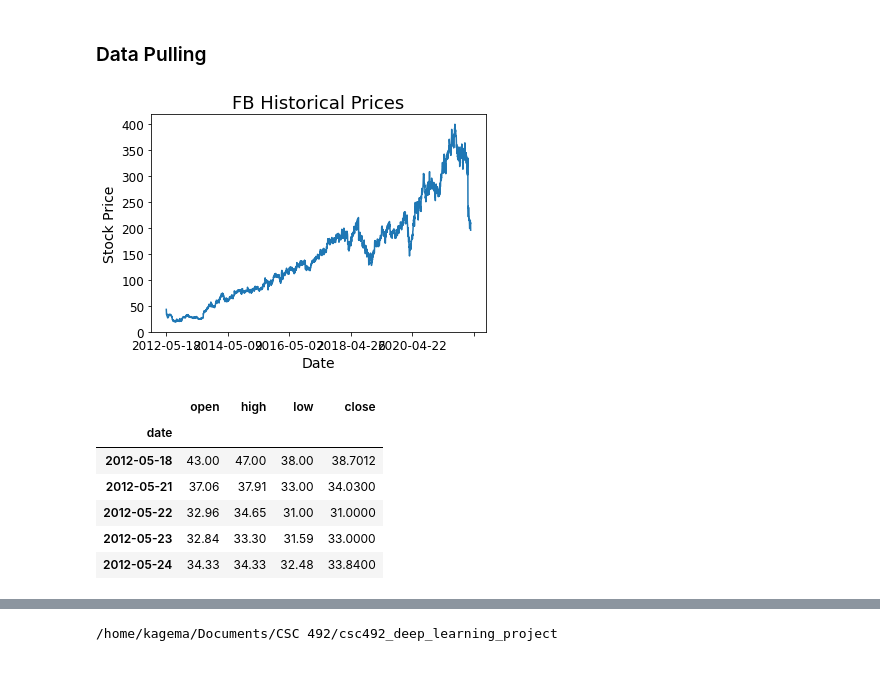
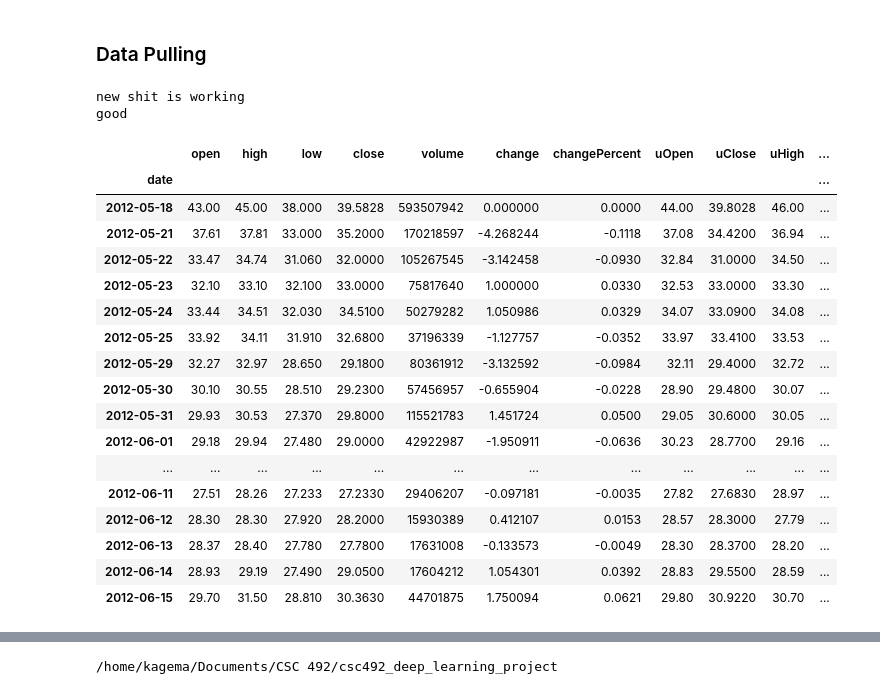
Before and after one commit to mkmuriithi/csc492_deep_learning_project, a Jupyter notebook: algo_repo/Brainstorm.ipynb, the cells around one changed output, grey strips where cells are left out. Drawn from its saved outputs; the diff is of its cells as text; code cells hidden in the pictures.

```diff
--- a/algo_repo/Brainstorm.ipynb
+++ b/algo_repo/Brainstorm.ipynb
@@ -41,16 +37,26 @@ with open("new_nyse_list.txt", "w") as file:
 # %% [markdown]
 <h3>Data Pulling</h3>
-# %%
-test_symbols = ["AAPL", "GOOG", "FB"]
-df_fb = get_historic_data("FB")
-df_fb.head()
-# %% [output]
-[figure, removed]
-|  | open | high | low | close |
-| date |  |  |  |  |
-| 2012-05-18 | 43.00 | 47.00 | 38.00 | 38.7012 |
-| 2012-05-21 | 37.06 | 37.91 | 33.00 | 34.0300 |
-| 2012-05-22 | 32.96 | 34.65 | 31.00 | 31.0000 |
-| 2012-05-23 | 32.84 | 33.30 | 31.59 | 33.0000 |
-| 2012-05-24 | 34.33 | 34.33 | 32.48 | 33.8400 |
+# %%
+r#create
+# %% [output]
+new shit is working
+good
+|  | open | high | low | close | volume | change | changePercent | uOpen | uClose | uHigh | ... |
+| date |  |  |  |  |  |  |  |  |  |  | ... |
+| 2012-05-18 | 43.00 | 45.00 | 38.000 | 39.5828 | 593507942 | 0.000000 | 0.0000 | 44.00 | 39.8028 | 46.00 | ... |
+| 2012-05-21 | 37.61 | 37.81 | 33.000 | 35.2000 | 170218597 | -4.268244 | -0.1118 | 37.08 | 34.4200 | 36.94 | ... |
+| 2012-05-22 | 33.47 | 34.74 | 31.060 | 32.0000 | 105267545 | -3.142458 | -0.0930 | 32.84 | 31.0000 | 34.50 | ... |
+| 2012-05-23 | 32.10 | 33.10 | 32.100 | 33.0000 | 75817640 | 1.000000 | 0.0330 | 32.53 | 33.0000 | 33.30 | ... |
+| 2012-05-24 | 33.44 | 34.51 | 32.030 | 34.5100 | 50279282 | 1.050986 | 0.0329 | 34.07 | 33.0900 | 34.08 | ... |
+| 2012-05-25 | 33.92 | 34.11 | 31.910 | 32.6800 | 37196339 | -1.127757 | -0.0352 | 33.97 | 33.4100 | 33.53 | ... |
+| 2012-05-29 | 32.27 | 32.97 | 28.650 | 29.1800 | 80361912 | -3.132592 | -0.0984 | 32.11 | 29.4000 | 32.72 | ... |
+| 2012-05-30 | 30.10 | 30.55 | 28.510 | 29.2300 | 57456957 | -0.655904 | -0.0228 | 28.90 | 29.4800 | 30.07 | ... |
+| 2012-05-31 | 29.93 | 30.53 | 27.370 | 29.8000 | 115521783 | 1.451724 | 0.0500 | 29.05 | 30.6000 | 30.05 | ... |
+| 2012-06-01 | 29.18 | 29.94 | 27.480 | 29.0000 | 42922987 | -1.950911 | -0.0636 | 30.23 | 28.7700 | 29.16 | ... |
+| ... | ... | ... | ... | ... | ... | ... | ... | ... | ... | ... | ... |
+| 2012-06-11 | 27.51 | 28.26 | 27.233 | 27.2330 | 29406207 | -0.097181 | -0.0035 | 27.82 | 27.6830 | 28.97 | ... |
+| 2012-06-12 | 28.30 | 28.30 | 27.920 | 28.2000 | 15930389 | 0.412107 | 0.0153 | 28.57 | 28.3000 | 27.79 | ... |
+| 2012-06-13 | 28.37 | 28.40 | 27.780 | 27.7800 | 17631008 | -0.133573 | -0.0049 | 28.30 | 28.3700 | 28.20 | ... |
+| 2012-06-14 | 28.93 | 29.19 | 27.490 | 29.0500 | 17604212 | 1.054301 | 0.0392 | 28.83 | 29.5500 | 28.59 | ... |
+| 2012-06-15 | 29.70 | 31.50 | 28.810 | 30.3630 | 44701875 | 1.750094 | 0.0621 | 29.80 | 30.9220 | 30.70 | ... |
 # %%
```
Also changed, not shown: parts of 11 cells of this notebook, 2 other files.
